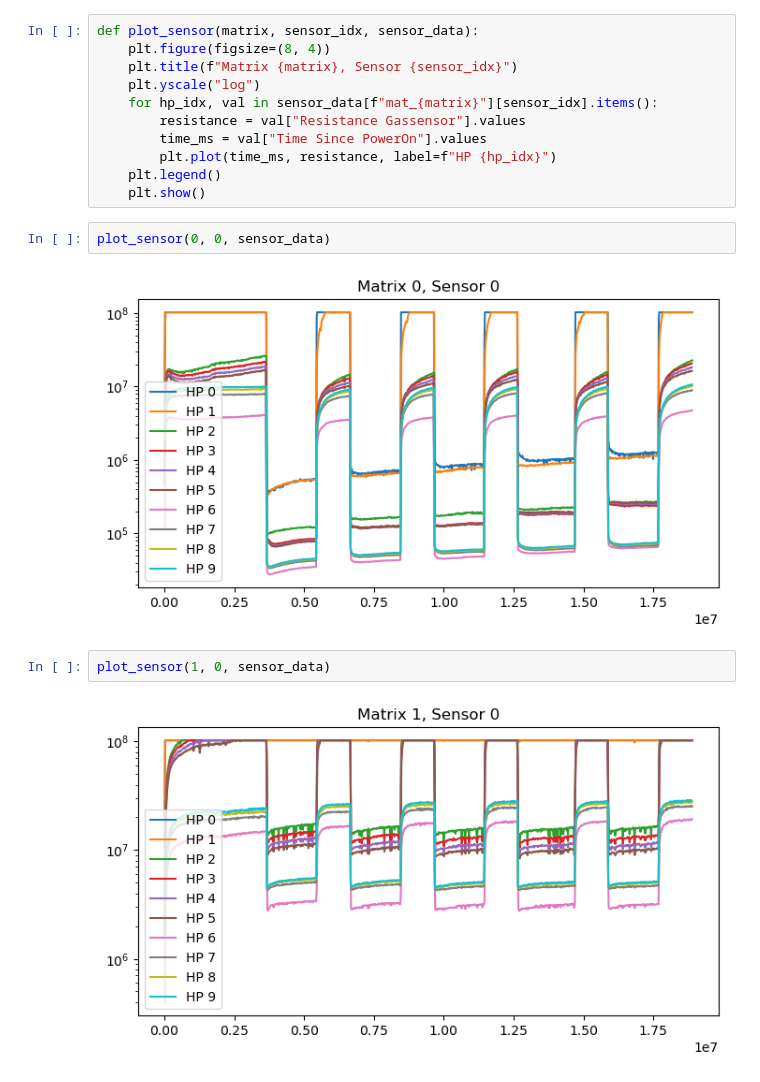
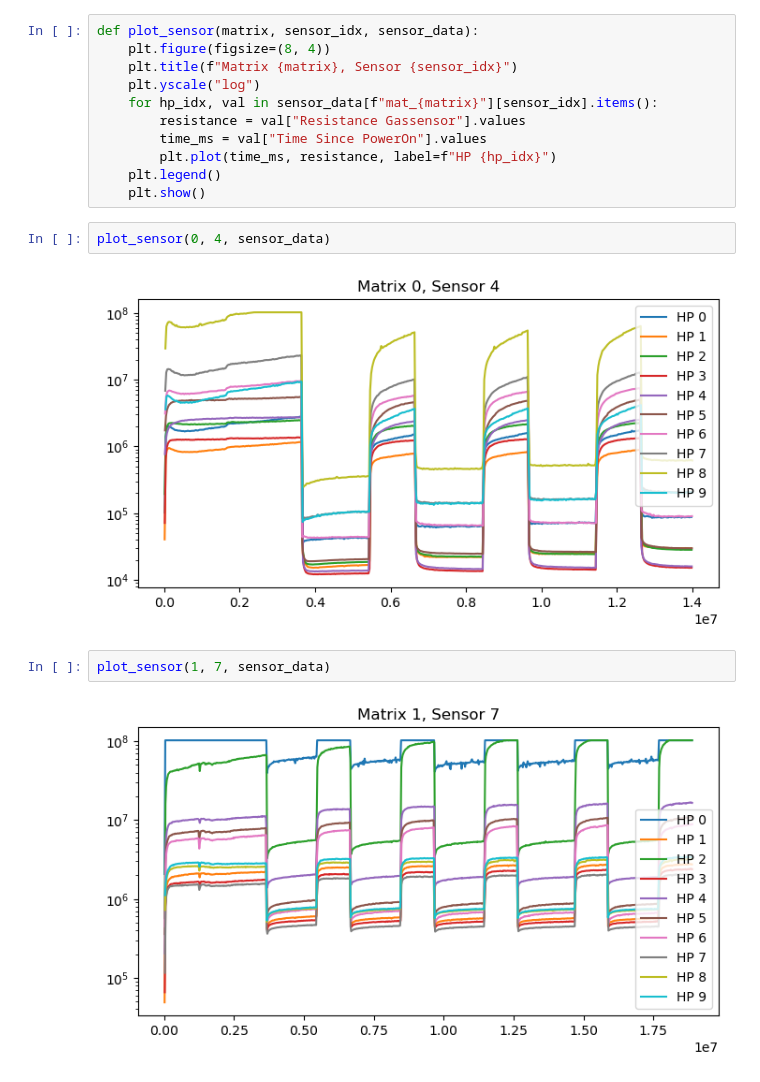
Before and after one commit to ihpar/methanol, a Jupyter notebook: raw_data_reader.ipynb, the cells around one changed output. Cells and saved outputs as stored; diff of their text form.

```diff
--- a/raw_data_reader.ipynb
+++ b/raw_data_reader.ipynb
@@ -79,10 +79,10 @@ def plot_sensor(matrix, sensor_idx, sensor_data):
     plt.legend()
     plt.show()
 # %%
-plot_sensor(0, 0, sensor_data)
+plot_sensor(0, 4, sensor_data)
 # %% [output]
-[figure, old version]
+[figure, new version]
 # %%
-plot_sensor(1, 0, sensor_data)
+plot_sensor(1, 7, sensor_data)
 # %% [output]
-[figure, old version]
+[figure, new version]
```
Also changed, not shown: 14 other files.
